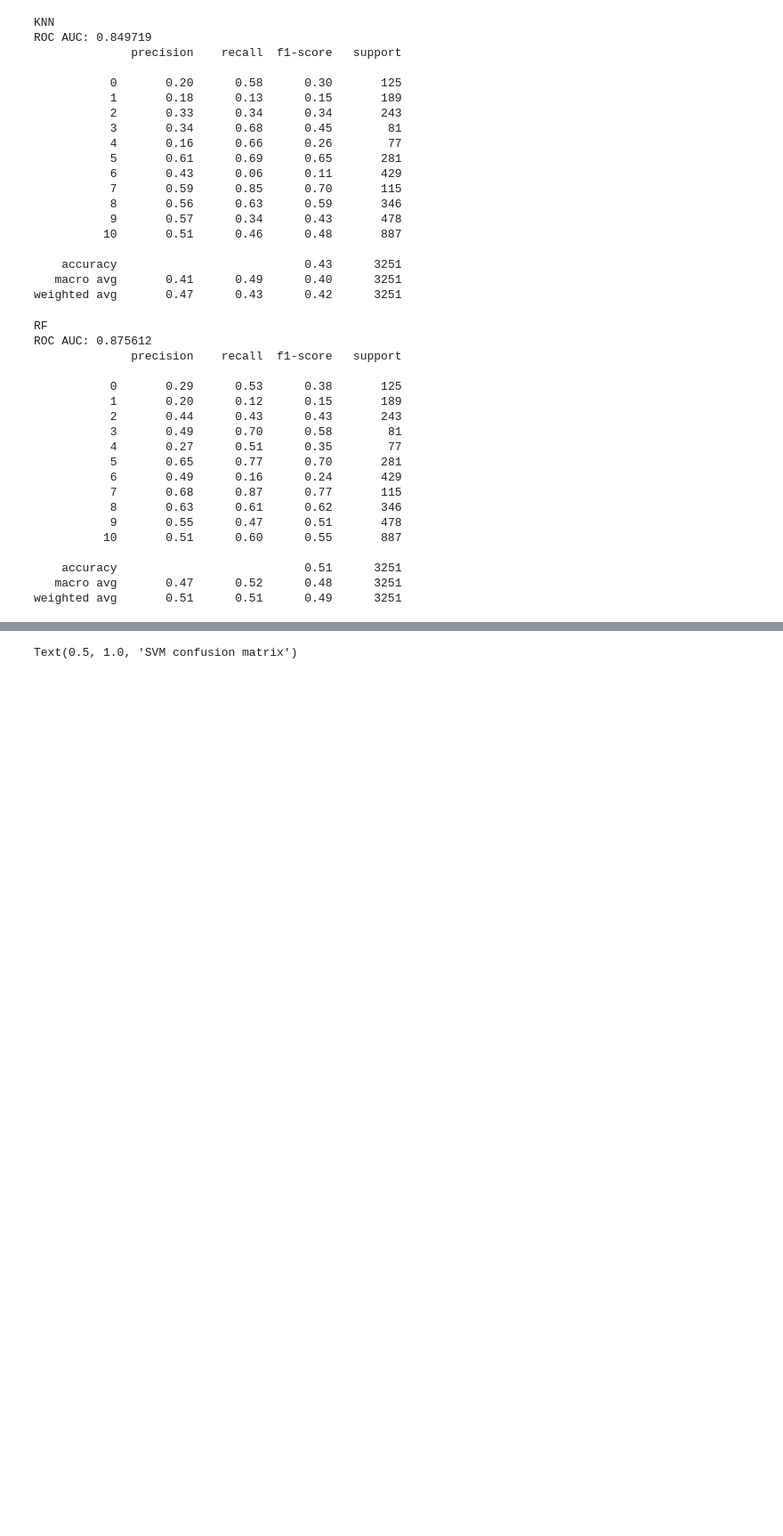
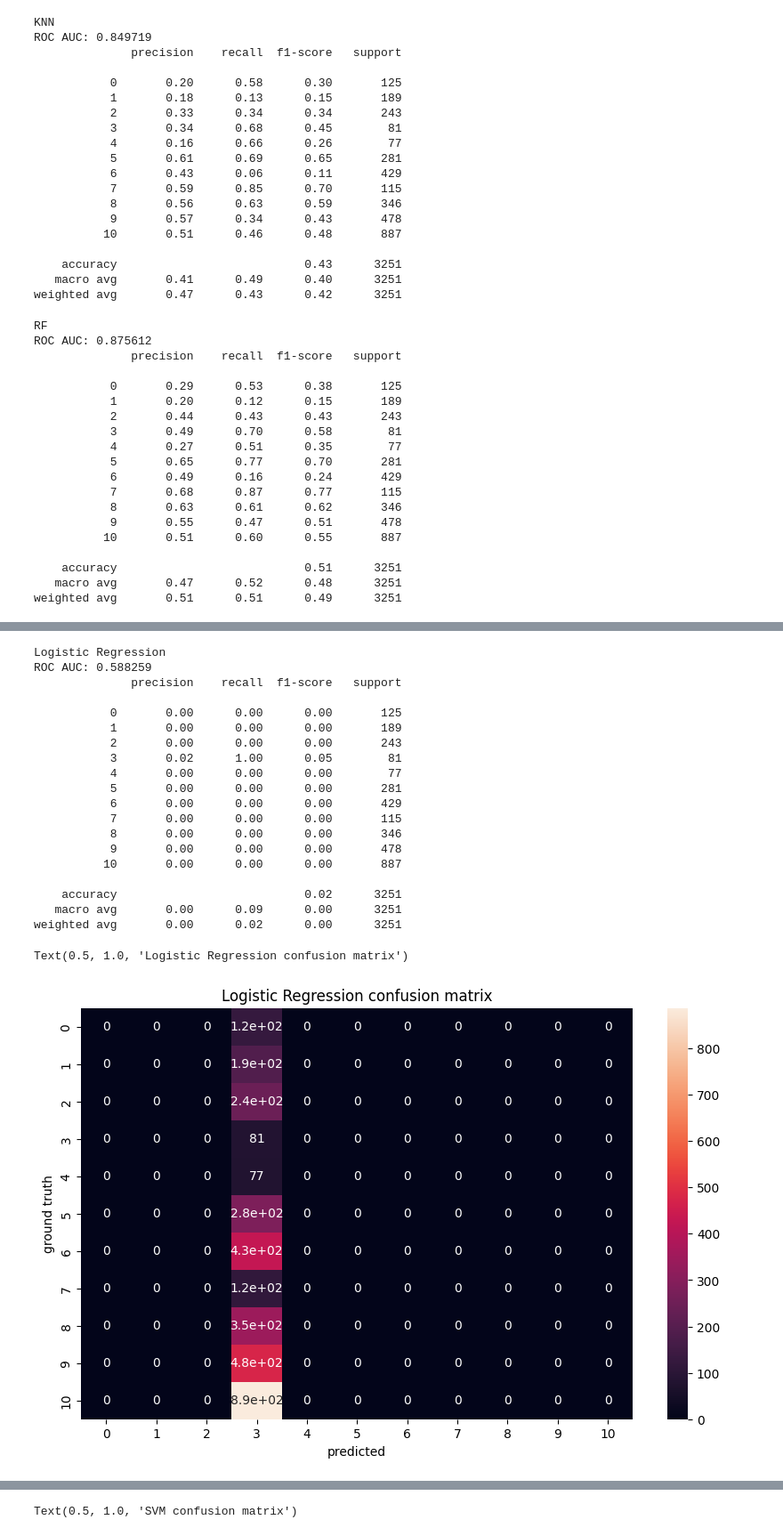
Before and after one commit to ExtremCode/music_classification, a Jupyter notebook: EDA.ipynb, the cells around one changed output, grey strips where cells are left out. Shown at 89% size. Drawn from its saved outputs; the diff is of its cells as text; code cells hidden in the pictures; blank space fills up the shorter version.

Commit message:
add regression task; update requirements.txt

```diff
--- a/EDA.ipynb
+++ b/EDA.ipynb
@@ -894,6 +961,3 @@ ROC AUC: 0.875612
     accuracy                           0.51      3251
    macro avg       0.47      0.52      0.48      3251
 weighted avg       0.51      0.51      0.49      3251
-# %%
-with open("data_files/test_preds.pkl", "wb") as f:
-    dump(preds, f)
@@ -899,0 +1049,44 @@ with open("data_files/test_preds.pkl", "wb") as f:
+# %%
+from sklearn.linear_model import LogisticRegression
+
+logreg = LogisticRegression("elasticnet", solver="saga", l1_ratio=0.5)
+df_train = pd.read_csv("data_files/prepr_lin_train.csv")
+x_train = df_train.drop(columns="class")
+y_train = df_train["class"]
+df_test = pd.read_csv("data_files/prepr_lin_test.csv")
+x_test = df_test.drop(columns="class")
+y_test = df_test["class"]
+logreg.fit(x_train, y_train)
+preds = logreg.predict_proba(x_test)
+print(
+    "Logistic Regression",
+    f"ROC AUC: {roc_auc_score(y_test, preds, multi_class="ovr"):.6f}",
+    classification_report(y_test, np.argmax(preds, axis=1)), sep="\n"
+)
+plt.figure(figsize=(10, 6))
+sns.heatmap(confusion_matrix(y_test, np.argmax(preds, axis=1)), annot=True)
+plt.xlabel("predicted")
+plt.ylabel("ground truth")
+plt.title("Logistic Regression confusion matrix")
+# %% [output]
+Logistic Regression
+ROC AUC: 0.588259
+              precision    recall  f1-score   support
+
+           0       0.00      0.00      0.00       125
+           1       0.00      0.00      0.00       189
+           2       0.00      0.00      0.00       243
+           3       0.02      1.00      0.05        81
+           4       0.00      0.00      0.00        77
+           5       0.00      0.00      0.00       281
+           6       0.00      0.00      0.00       429
+           7       0.00      0.00      0.00       115
+           8       0.00      0.00      0.00       346
+           9       0.00      0.00      0.00       478
+          10       0.00      0.00      0.00       887
+
+    accuracy                           0.02      3251
+   macro avg       0.00      0.09      0.00      3251
+weighted avg       0.00      0.02      0.00      3251
+Text(0.5, 1.0, 'Logistic Regression confusion matrix')
+[figure, added]
```
Also changed, not shown: parts of 7 cells of this notebook, 2 other files.
